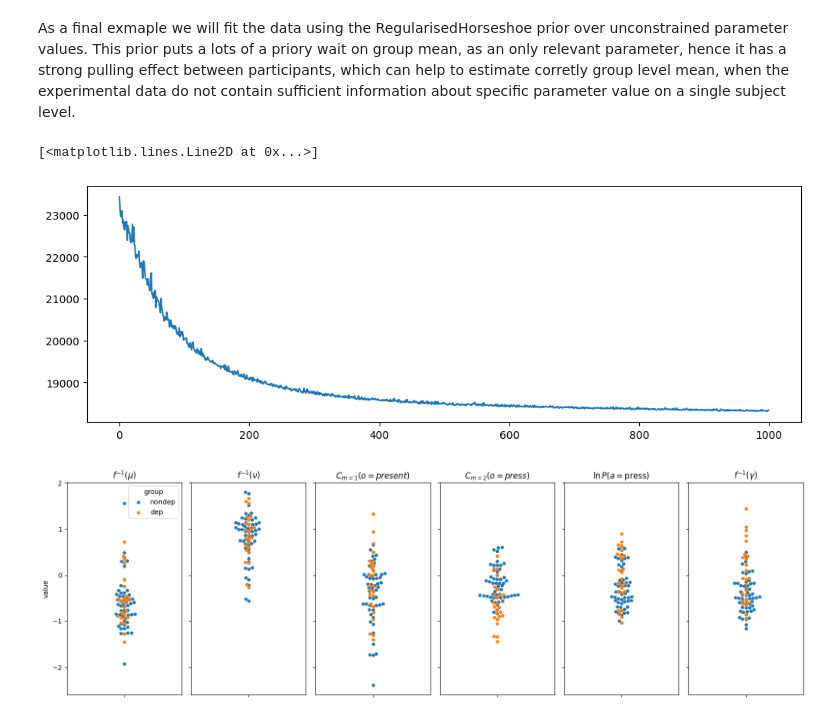
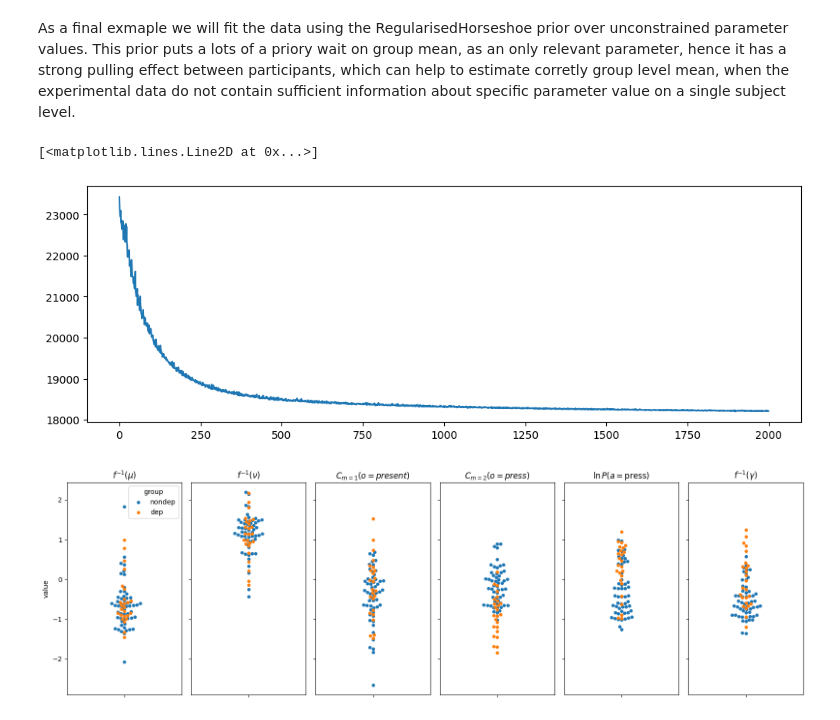
Before and after one commit to dimarkov/pybefit, a Jupyter notebook: examples/pymdp/simulating_and_fitting_agency_task.ipynb, the cells around one changed output. Cells and saved outputs as stored; diff of their text form; code cells hidden in the pictures.

```diff
--- a/examples/pymdp/simulating_and_fitting_agency_task.ipynb
+++ b/examples/pymdp/simulating_and_fitting_agency_task.ipynb
@@ -577,21 +564,21 @@ As a final exmaple we will fit the data using the RegularisedHorseshoe prior ove
 # %%
 prior = RegularisedHorseshoe(num_params, num_agents, backend="numpyro")
 model = NumpyroModel(prior, transform, likelihood, opts=opts_model)
 
 posterior = NumpyroGuide(
     RegularisedHorseshoePosterior(num_params, num_agents, backend="numpyro")
 )
 
 # perform inference using stochastic variational inference
-opts_svi = default_dict_numpyro_svi | {"iter_steps": 1000, "seed": 623342}
+opts_svi = default_dict_numpyro_svi | {"iter_steps": 2000, "seed": 623342}
 svi_samples3, svi3, results3 = run_svi(model, posterior, exp_measurments, opts=opts_svi)
 
 plt.figure(figsize=(12, 4))
 plt.plot(results3.losses)
 # %% [output]
 [<matplotlib.lines.Line2D at 0x...>]
-[figure, old version]
+[figure, new version]
 # %%
 plot_results(svi_samples3)
 # %% [output]
-[figure, old version]
+[figure, new version]
```
Also changed, not shown: parts of 8 cells of this notebook, 1 other file.
